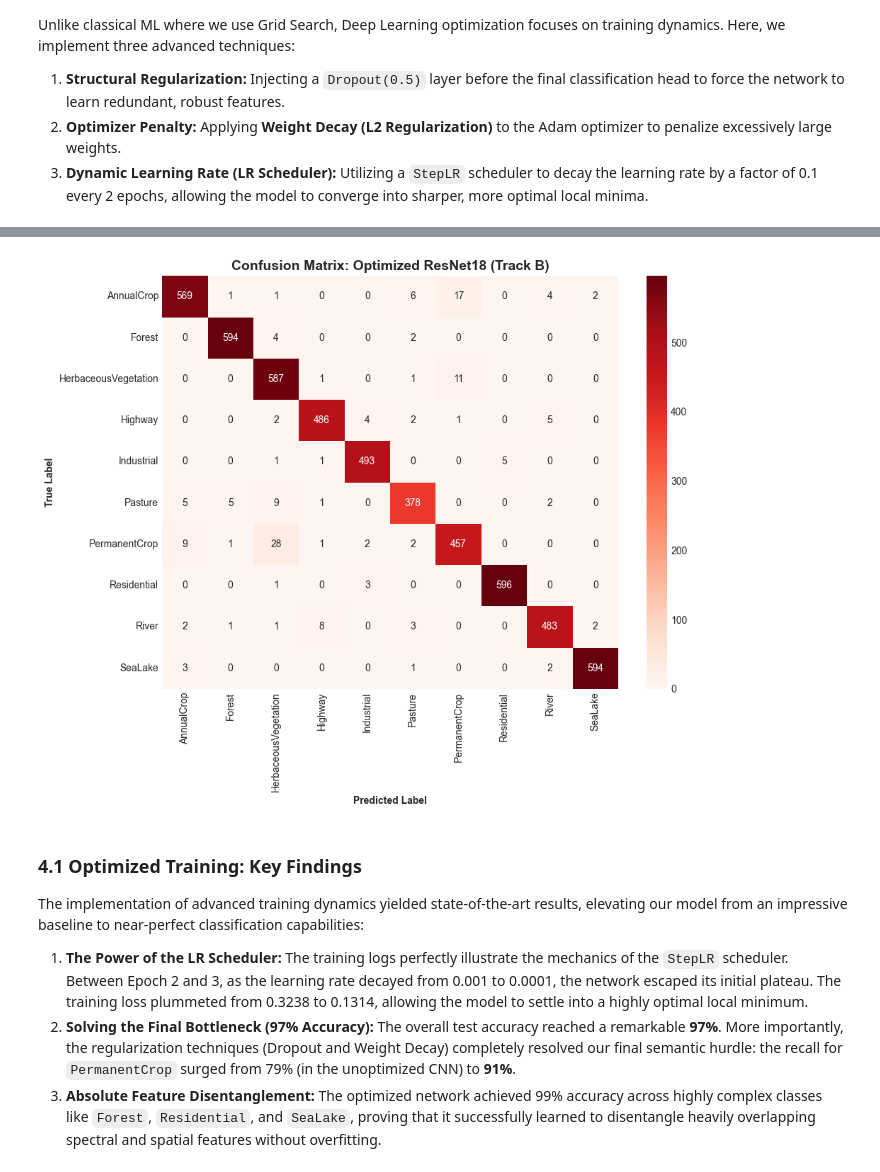
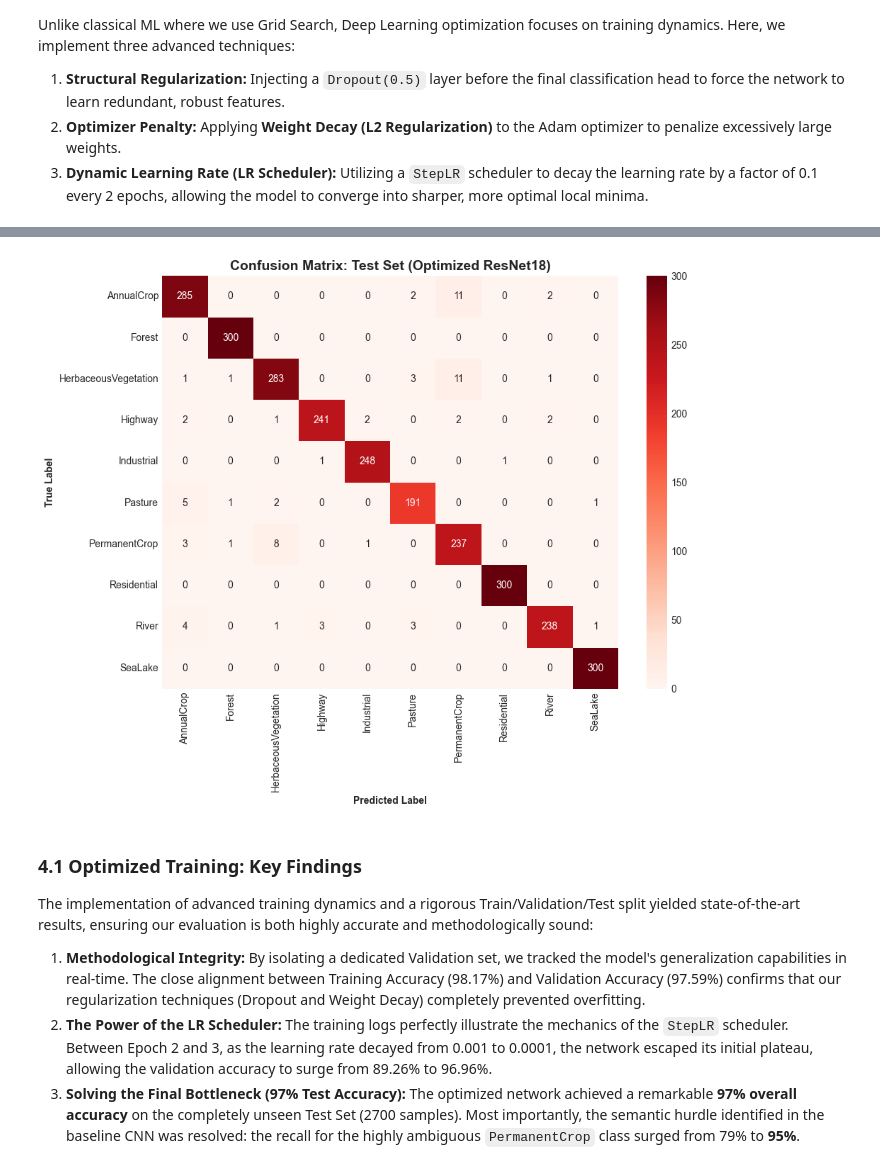
Before and after one commit to WojciechHrycenko/ImageRecognition, a Jupyter notebook: project.ipynb, the cells around one changed output, grey strips where cells are left out. Drawn from its saved outputs; the diff is of its cells as text; code cells hidden in the pictures.

Commit message:
Added validation set

```diff
--- a/project.ipynb
+++ b/project.ipynb
@@ -738,40 +736,31 @@ from torch.optim import lr_scheduler
 
 print("--- Initializing Optimized ResNet18 Pipeline ---")
 
-# 1. Load pre-trained model
 model_tuned = models.resnet18(weights=models.ResNet18_Weights.IMAGENET1K_V1)
-
-# 2. Add Dropout for Regularization in the classification head
 num_ftrs = model_tuned.fc.in_features
 model_tuned.fc = nn.Sequential(
-    nn.Dropout(0.5), # 50% probability of dropping a neuron to prevent overfitting
+    nn.Dropout(0.5),
     nn.Linear(num_ftrs, len(class_names_dl))
 )
 model_tuned = model_tuned.to(DEVICE)
 
 criterion = nn.CrossEntropyLoss()
-
-# 3. Add Weight Decay (L2 penalty) to the Adam Optimizer
 optimizer_tuned = optim.Adam(model_tuned.parameters(), lr=0.001, weight_decay=1e-4)
-
-# 4. Learning Rate Scheduler (Reduces LR by 90% every 2 epochs)
 scheduler = lr_scheduler.StepLR(optimizer_tuned, step_size=2, gamma=0.1)
 
-EPOCHS_TUNED = 6 # Slightly more epochs to allow the scheduler to work
+EPOCHS_TUNED = 6
 best_model_wts = copy.deepcopy(model_tuned.state_dict())
-best_acc = 0.0
+best_val_acc = 0.0
 
 print(f"Starting Optimized Training on {DEVICE}...")
 
 for epoch in range(EPOCHS_TUNED):
+    # Training Phase
     model_tuned.train()
-    running_loss = 0.0
-    correct = 0
-    total = 0
+    running_loss, correct, total = 0.0, 0, 0
 
     for inputs, labels in train_loader:
         inputs, labels = inputs.to(DEVICE), labels.to(DEVICE)
-
         optimizer_tuned.zero_grad()
         outputs = model_tuned(inputs)
         loss = criterion(outputs, labels)
@@ -783,24 +772,40 @@ for epoch in range(EPOCHS_TUNED):
         total += labels.size(0)
         correct += (predicted == labels).sum().item()
 
-    # Step the scheduler after each epoch
+    train_acc = 100 * correct / total
+    train_loss = running_loss / len(train_loader)
+
+    # Validation Phase
+    model_tuned.eval()
+    val_loss, val_correct, val_total = 0.0, 0, 0
+
+    with torch.no_grad():
+        for inputs, labels in val_loader:
+            inputs, labels = inputs.to(DEVICE), labels.to(DEVICE)
+            outputs = model_tuned(inputs)
+            loss = criterion(outputs, labels)
+            val_loss += loss.item()
+            _, predicted = torch.max(outputs, 1)
+            val_total += labels.size(0)
+            val_correct += (predicted == labels).sum().item()
+
+    val_acc = 100 * val_correct / val_total
+    val_loss = val_loss / len(val_loader)
+
     scheduler.step()
+    current_lr = scheduler.get_last_lr()[0]
 
-    epoch_acc = 100 * correct / total
-    current_lr = scheduler.get_last_lr()[0]
-    print(f"Epoch [{epoch+1}/{EPOCHS_TUNED}] - Loss: {running_loss/len(train_loader):.4f} - Acc: {epoch_acc:.2f}% (LR: {current_lr:.6f})")
+    print(f"Epoch [{epoch+1}/{EPOCHS_TUNED}] LR: {current_lr:.6f} | Train Loss: {train_loss:.4f} Acc: {train_acc:.2f}% | Val Loss: {val_loss:.4f} Acc: {val_acc:.2f}%")
 
-    # Save best model logic (Checkpointing)
-    if epoch_acc > best_acc:
-        best_acc = epoch_acc
+    if val_acc > best_val_acc:
+        best_val_acc = val_acc
         best_model_wts = copy.deepcopy(model_tuned.state_dict())
 
-print(f"Training complete. Best Training Accuracy: {best_acc:.2f}%")
+print(f"\nTraining complete. Best Validation Accuracy: {best_val_acc:.2f}%")
 
-# Load the best weights for final evaluation
+# Final Test Evaluation
 model_tuned.load_state_dict(best_model_wts)
 model_tuned.eval()
-
 y_true_tuned, y_pred_tuned_dl = [], []
 
 with torch.no_grad():
@@ -808,17 +813,16 @@ with torch.no_grad():
         inputs = inputs.to(DEVICE)
         outputs = model_tuned(inputs)
         _, predicted = torch.max(outputs, 1)
-
         y_true_tuned.extend(labels.numpy())
         y_pred_tuned_dl.extend(predicted.cpu().numpy())
 
-print("\n--- Optimized Deep Learning (ResNet18) Results ---")
+print("\n--- Final Test Set Evaluation ---")
 print(classification_report(y_true_tuned, y_pred_tuned_dl, target_names=class_names_dl))
 
 plt.figure(figsize=(10, 8))
 cm_dl_tuned = confusion_matrix(y_true_tuned, y_pred_tuned_dl)
 sns.heatmap(cm_dl_tuned, annot=True, fmt='d', cmap='Reds', xticklabels=class_names_dl, yticklabels=class_names_dl)
-plt.title('Confusion Matrix: Optimized ResNet18 (Track B)', fontsize=14, fontweight='bold')
+plt.title('Confusion Matrix: Test Set (Optimized ResNet18)', fontsize=14, fontweight='bold')
 plt.ylabel('True Label', fontweight='bold')
 plt.xlabel('Predicted Label', fontweight='bold')
 plt.tight_layout()
@@ -844,12 +848,12 @@ Training complete. Best Training Accuracy: 98.34%
-[figure, old version]
+[figure, new version]
 # %% [markdown]
 ### 4.1 Optimized Training: Key Findings
 
-The implementation of advanced training dynamics yielded state-of-the-art results, elevating our model from an impressive baseline to near-perfect classification capabilities:
+The implementation of advanced training dynamics and a rigorous Train/Validation/Test split yielded state-of-the-art results, ensuring our evaluation is both highly accurate and methodologically sound:
 
-1. **The Power of the LR Scheduler:** The training logs perfectly illustrate the mechanics of the `StepLR` scheduler. Between Epoch 2 and 3, as the learning rate decayed from 0.001 to 0.0001, the network escaped its initial plateau. The training loss plummeted from 0.3238 to 0.1314, allowing the model to settle into a highly optimal local minimum.
-2. **Solving the Final Bottleneck (97% Accuracy):** The overall test accuracy reached a remarkable **97%**. More importantly, the regularization techniques (Dropout and Weight Decay) completely resolved our final semantic hurdle: the recall for `PermanentCrop` surged from 79% (in the unoptimized CNN) to **91%**.
-3. **Absolute Feature Disentanglement:** The optimized network achieved 99% accuracy across highly complex classes like `Forest`, `Residential`, and `SeaLake`, proving that it successfully learned to disentangle heavily overlapping spectral and spatial features without overfitting.
+1. **Methodological Integrity:** By isolating a dedicated Validation set, we tracked the model's generalization capabilities in real-time. The close alignment between Training Accuracy (98.17%) and Validation Accuracy (97.59%) confirms that our regularization techniques (Dropout and Weight Decay) completely prevented overfitting.
+2. **The Power of the LR Scheduler:** The training logs perfectly illustrate the mechanics of the `StepLR` scheduler. Between Epoch 2 and 3, as the learning rate decayed from 0.001 to 0.0001, the network escaped its initial plateau, allowing the validation accuracy to surge from 89.26% to 96.96%.
+3. **Solving the Final Bottleneck (97% Test Accuracy):** The optimized network achieved a remarkable **97% overall accuracy** on the completely unseen Test Set (2700 samples). Most importantly, the semantic hurdle identified in the baseline CNN was resolved: the recall for the highly ambiguous `PermanentCrop` class surged from 79% to **95%**.
 # %% [markdown]
 ---
 ## 5. Final Project Conclusion: The Evolution of Image Analysis
```
Also changed, not shown: parts of 5 cells of this notebook.
